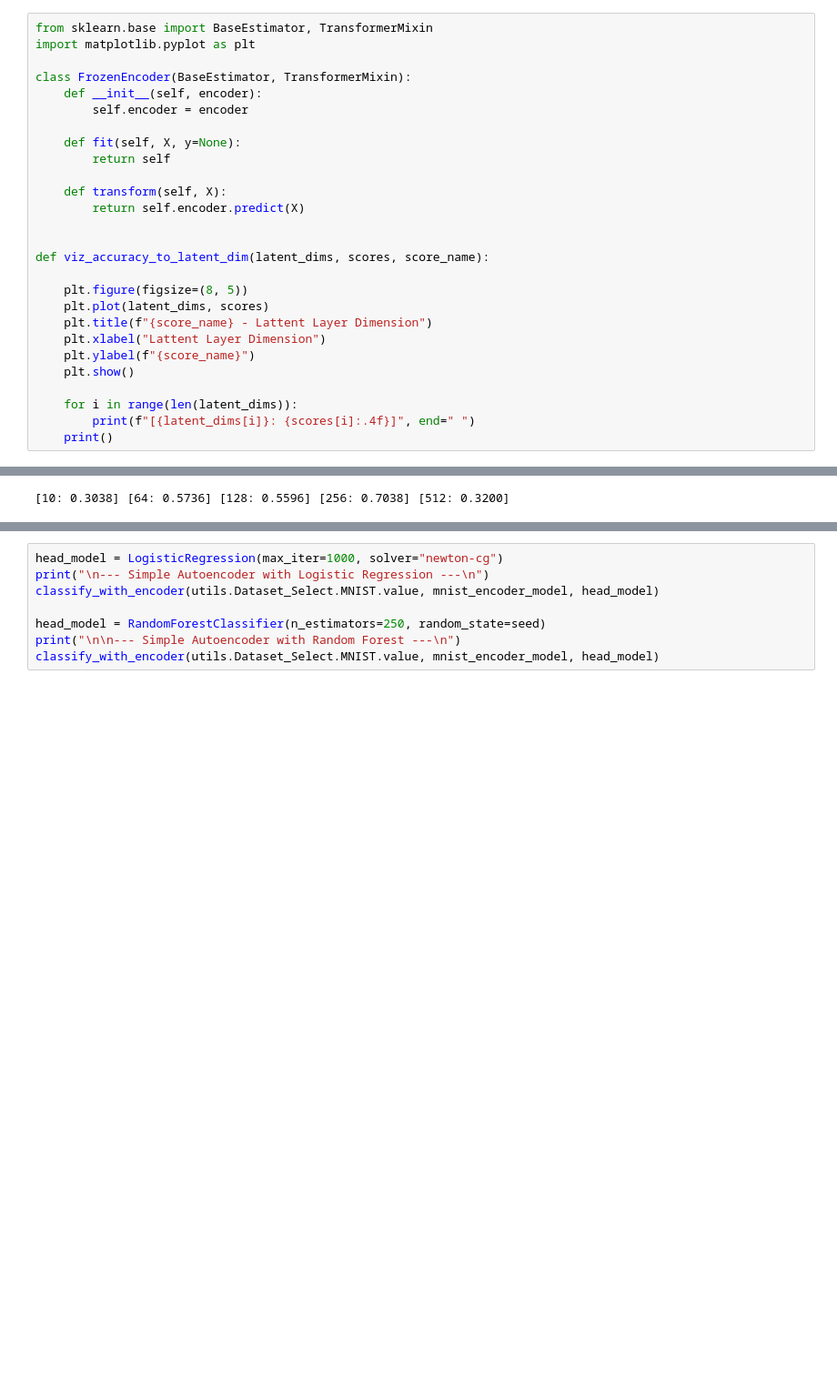
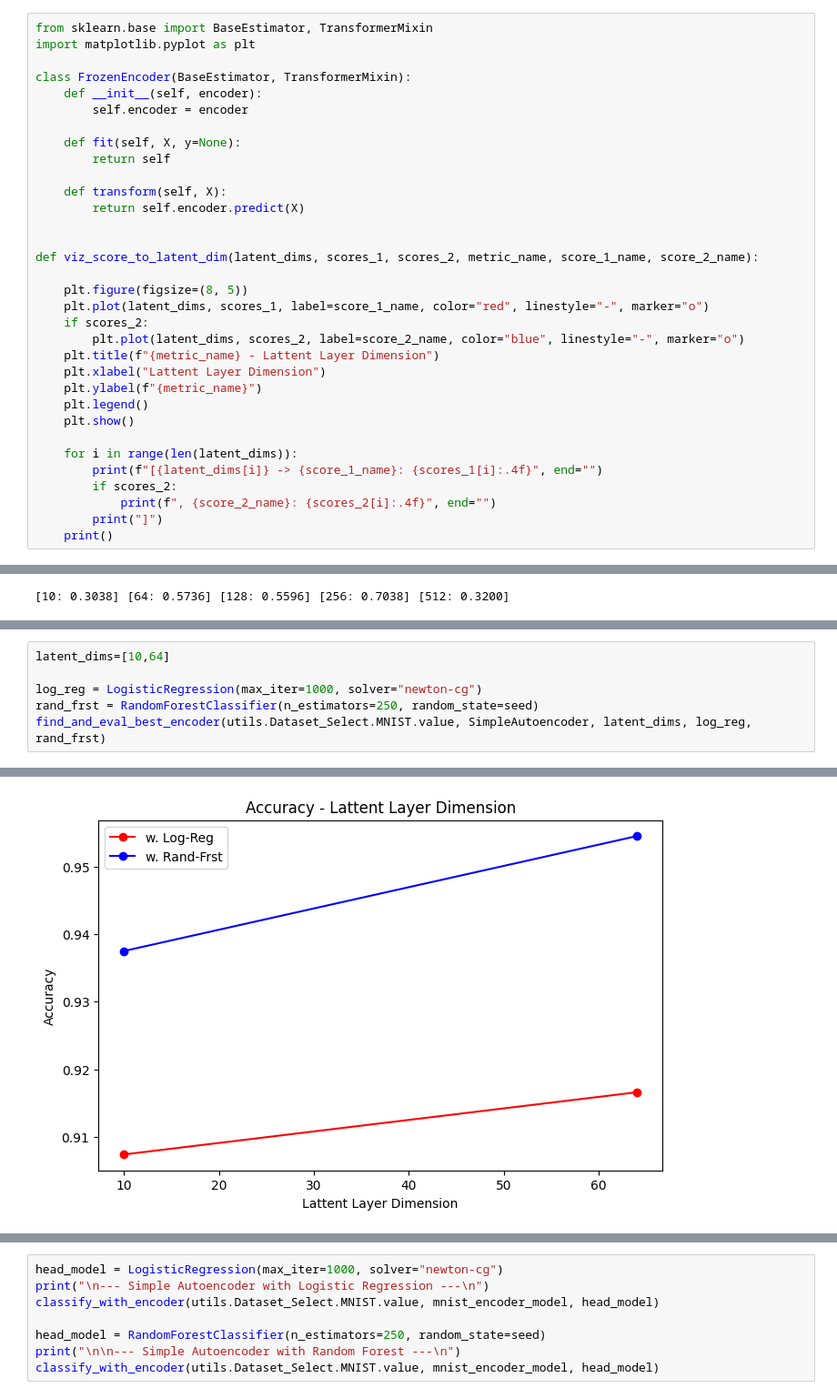
Before and after one commit to mwardynski/machine-learning, a Jupyter notebook: lab7/lab7_4.ipynb, the cells around one changed output, grey strips where cells are left out. Shown at 91% size. Cells and saved outputs as stored; diff of their text form; blank space fills up the shorter version.

```diff
--- a/lab7/lab7_4.ipynb
+++ b/lab7/lab7_4.ipynb
@@ -36,17 +36,23 @@ class FrozenEncoder(BaseEstimator, TransformerMixin):
         return self.encoder.predict(X)
 
 
-def viz_accuracy_to_latent_dim(latent_dims, scores, score_name):
+def viz_score_to_latent_dim(latent_dims, scores_1, scores_2, metric_name, score_1_name, score_2_name):
 
     plt.figure(figsize=(8, 5))
-    plt.plot(latent_dims, scores)
-    plt.title(f"{score_name} - Lattent Layer Dimension")
+    plt.plot(latent_dims, scores_1, label=score_1_name, color="red", linestyle="-", marker="o")
+    if scores_2:
+        plt.plot(latent_dims, scores_2, label=score_2_name, color="blue", linestyle="-", marker="o")
+    plt.title(f"{metric_name} - Lattent Layer Dimension")
     plt.xlabel("Lattent Layer Dimension")
-    plt.ylabel(f"{score_name}")
+    plt.ylabel(f"{metric_name}")
+    plt.legend()
     plt.show()
 
     for i in range(len(latent_dims)):
-        print(f"[{latent_dims[i]}: {scores[i]:.4f}]", end=" ")
+        print(f"[{latent_dims[i]} -> {score_1_name}: {scores_1[i]:.4f}", end="")
+        if scores_2:
+            print(f", {score_2_name}: {scores_2[i]:.4f}", end="")
+        print("]")
     print()
 # %%
 import keras
@@ -198,0 +209,7 @@ mnist_encoder_model, latent_dim = find_best_encoder(utils.Dataset_Select.MNIST.v
+# %%
+latent_dims=[10,64]
+
+log_reg = LogisticRegression(max_iter=1000, solver="newton-cg")
+rand_frst = RandomForestClassifier(n_estimators=250, random_state=seed)
+find_and_eval_best_encoder(utils.Dataset_Select.MNIST.value, SimpleAutoencoder, latent_dims, log_reg, rand_frst)
+# %% [output]
@@ -198,0 +224 @@ mnist_encoder_model, latent_dim = find_best_encoder(utils.Dataset_Select.MNIST.v
+[figure, added]
```
Also changed, not shown: parts of 10 cells of this notebook.
